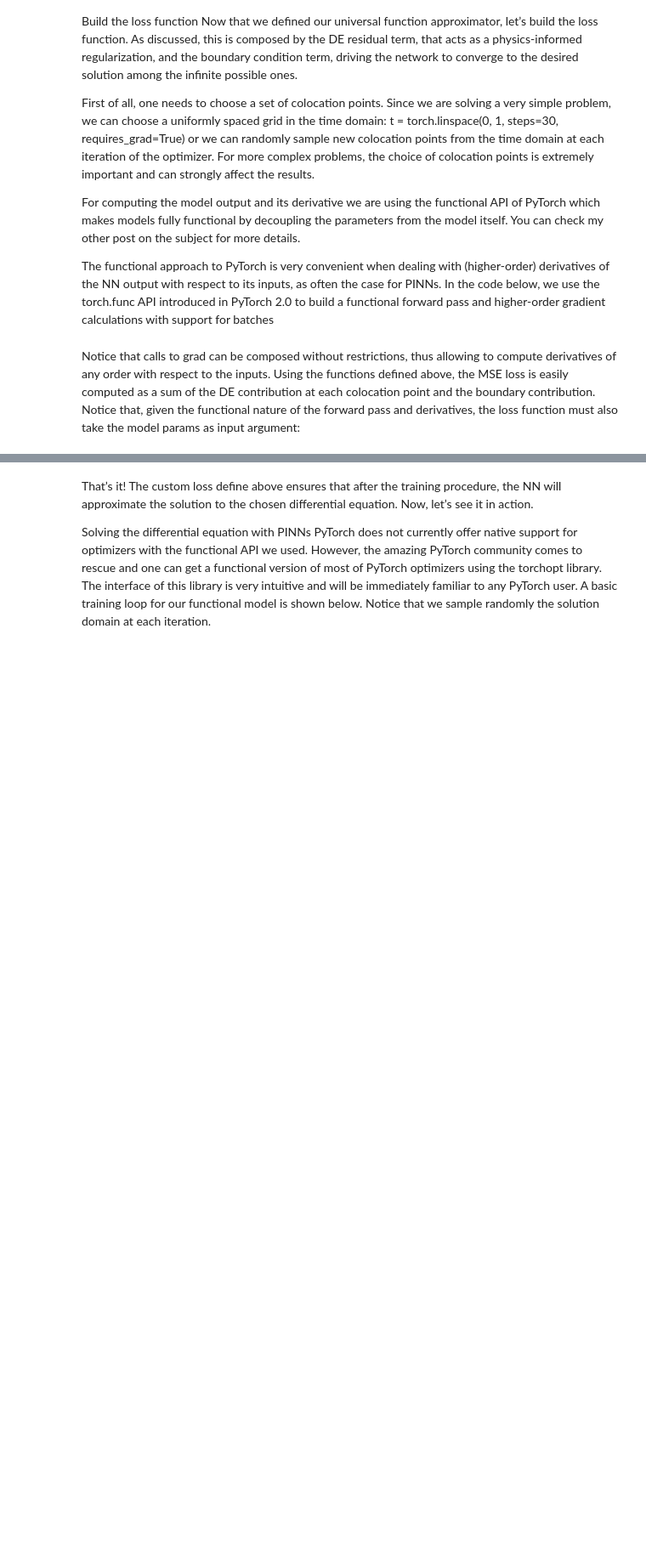
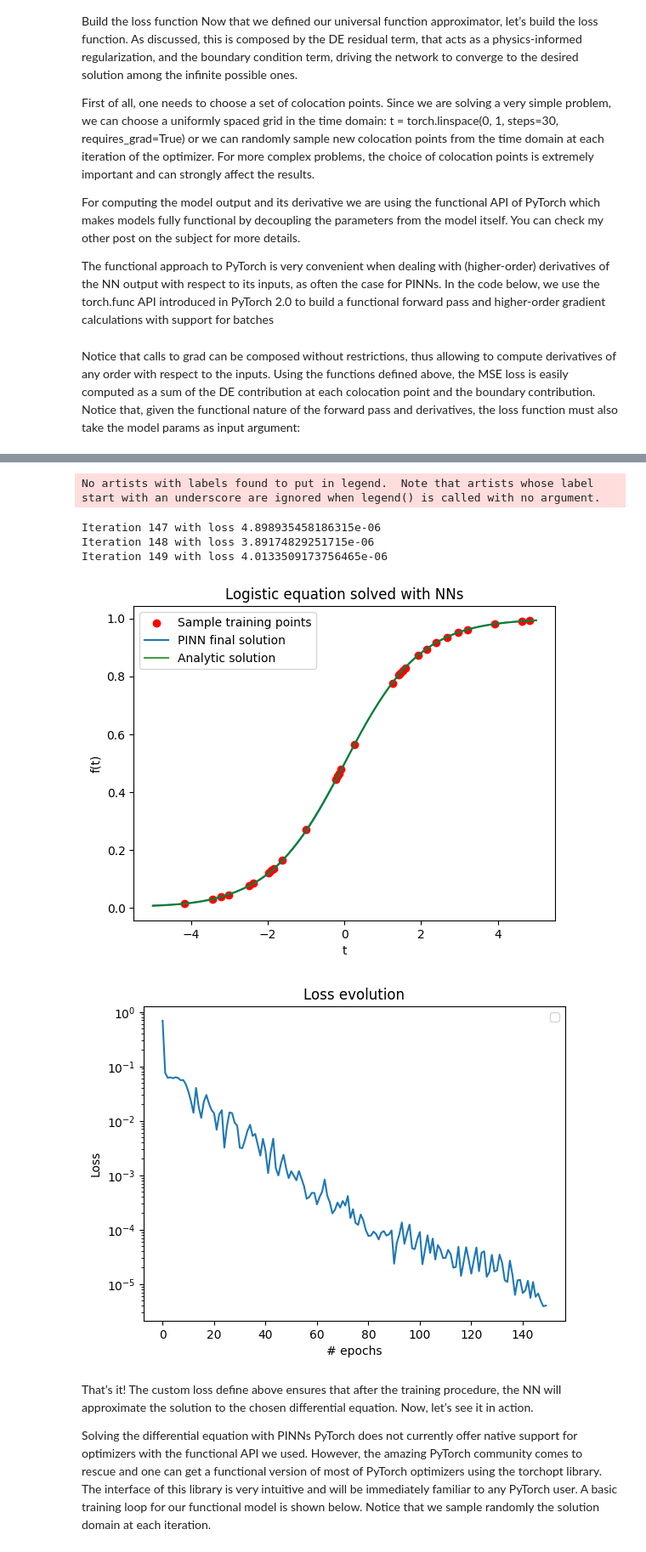
Before and after one commit to vspartamo/PINNs-EDPN, a Jupyter notebook: Baseline.ipynb, the cells around one changed output, grey strips where cells are left out. Shown at 85% size. Cells and saved outputs as stored; diff of their text form; code cells hidden in the pictures; blank space fills up the shorter version.

```diff
--- a/Baseline.ipynb
+++ b/Baseline.ipynb
@@ -189,0 +285,68 @@ def loss_fn(params: torch.Tensor, x: torch.Tensor):
+# %%
+# Fijamos la arquitectura del MLP
+num_hidden = 5
+dim_hidden = 5
+batch_size = 30
+num_iter = 150
+learning_rate = 0.1
+domain = (-5.0, 5.0)
+
+torch.manual_seed(42)
+
+# Configuration
+model = LinearNN(num_layers=num_hidden, num_neurons=dim_hidden, num_inputs=1)
+funcs = make_forward_fn(model, derivative_order=1)
+
+f = funcs[0]
+dfdx = funcs[1]
+loss_fn = make_loss_fn(f, dfdx)
+
+# adam como optimizador
+optimizer = torchopt.FuncOptimizer(torchopt.adam(lr=learning_rate))
+
+# Initial parameters randomly initialized
+params = tuple(model.parameters())
+
+# Train the model
+loss_evolution = []
+for i in range(num_iter):
+    # Sample points in the domain randomly for each epoch
+    x = torch.FloatTensor(batch_size).uniform_(domain[0], domain[1])
+
+    # Compute the loss with the current parameters
+    loss = loss_fn(params, x)
+
+    # Update the parameters with functional optimizer
+    params = optimizer.step(loss, params)
+
+    print(f"Iteration {i} with loss {float(loss)}")
+    loss_evolution.append(float(loss))
+
+# Plot solution on the given domain
+x_eval = torch.linspace(domain[0], domain[1], steps=100).reshape(-1, 1)
+f_eval = f(x_eval, params)
+analytical_sol_fn = lambda x: 1.0 / (1.0 + (1.0/F_BOUNDARY - 1.0) * np.exp(-R * x))
+x_eval_np = x_eval.detach().numpy()
+x_sample_np = torch.FloatTensor(batch_size).uniform_(domain[0], domain[1]).detach().numpy()
+
+fig, ax = plt.subplots()
+
+ax.scatter(x_sample_np, analytical_sol_fn(x_sample_np), color="red", label="Sample training points")
+ax.plot(x_eval_np, f_eval.detach().numpy(), label="PINN final solution")
+ax.plot(
+    x_eval_np,
+    analytical_sol_fn(x_eval_np),
+    label=f"Analytic solution",
+    color="green",
+    alpha=0.75,
+)
+ax.set(title="Logistic equation solved with NNs", xlabel="t", ylabel="f(t)")
+ax.legend()
+
+fig, ax = plt.subplots()
+ax.semilogy(loss_evolution)
+ax.set(title="Loss evolution", xlabel="# epochs", ylabel="Loss")
+ax.legend()
+
+plt.show()
+# %% [output]
@@ -190,3 +370,9 @@ def loss_fn(params: torch.Tensor, x: torch.Tensor):
+No artists with labels found to put in legend.  Note that artists whose label start with an underscore are ignored when legend() is called with no argument.
+Iteration 147 with loss 4.898935458186315e-06
+Iteration 148 with loss 3.89174829251715e-06
+Iteration 149 with loss 4.0133509173756465e-06
+[figure, added]
+[figure, added]
 # %% [markdown]
 That’s it! The custom loss define above ensures that after the training procedure, the NN will approximate the solution to the chosen differential equation. Now, let’s see it in action.
 
```
Also changed, not shown: parts of 15 cells of this notebook.
